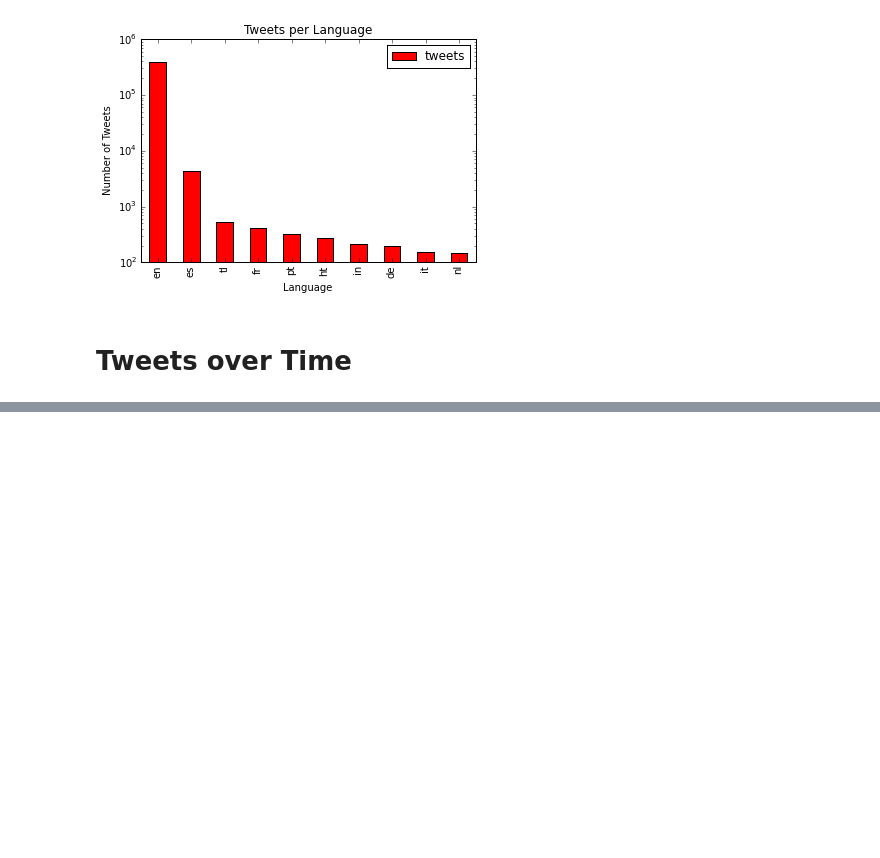
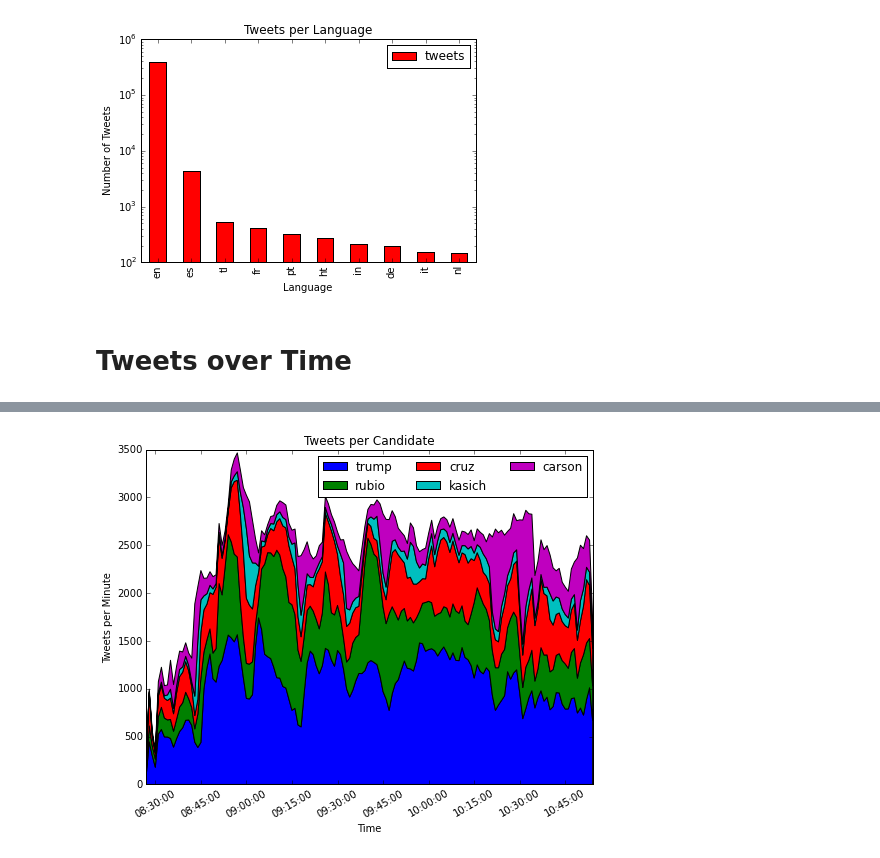
Before and after one commit to bcongdon/Data-Science-Projects, a Jupyter notebook: Debate Analytics.ipynb, the cells around one changed output, grey strips where cells are left out. Saved outputs shown, nothing was run; the diff lists cells and outputs as text; code cells hidden in the pictures; blank space fills up the shorter version.

```diff
--- a/Debate Analytics.ipynb
+++ b/Debate Analytics.ipynb
@@ -62,0 +127,22 @@ plt.savefig('tweets_over_time.png',dpi=180)
+# %%
+fig = plt.figure(figsize=(8,6))
+
+plt.title("Tweets per Candidate")
+plt.ylabel("Tweets per Minute")
+plt.xlabel("Time")
+fullDataFrame = pd.DataFrame()
+plt.xticks(rotation=30)
+
+for name in candidates:
+    fullDataFrame[name] = candidate_per_minute_data[name]
+polys = plt.stackplot(fullDataFrame.index,fullDataFrame.trump,fullDataFrame.rubio,fullDataFrame.cruz,
+              fullDataFrame.kasich,fullDataFrame.carson)
+legendProxies = []
+for poly in polys:
+    legendProxies.append(plt.Rectangle((0, 0), 1, 1, fc=poly.get_facecolor()[0]))
+
+plt.legend(legendProxies, ['trump','rubio','cruz','kasich','carson'],ncol=3)
+
+plt.savefig('stacked_tweets_over_time.png',dpi=180)
+# %% [output]
+[figure, added]
```
Also changed, not shown: parts of 8 cells of this notebook, 3 other files.
